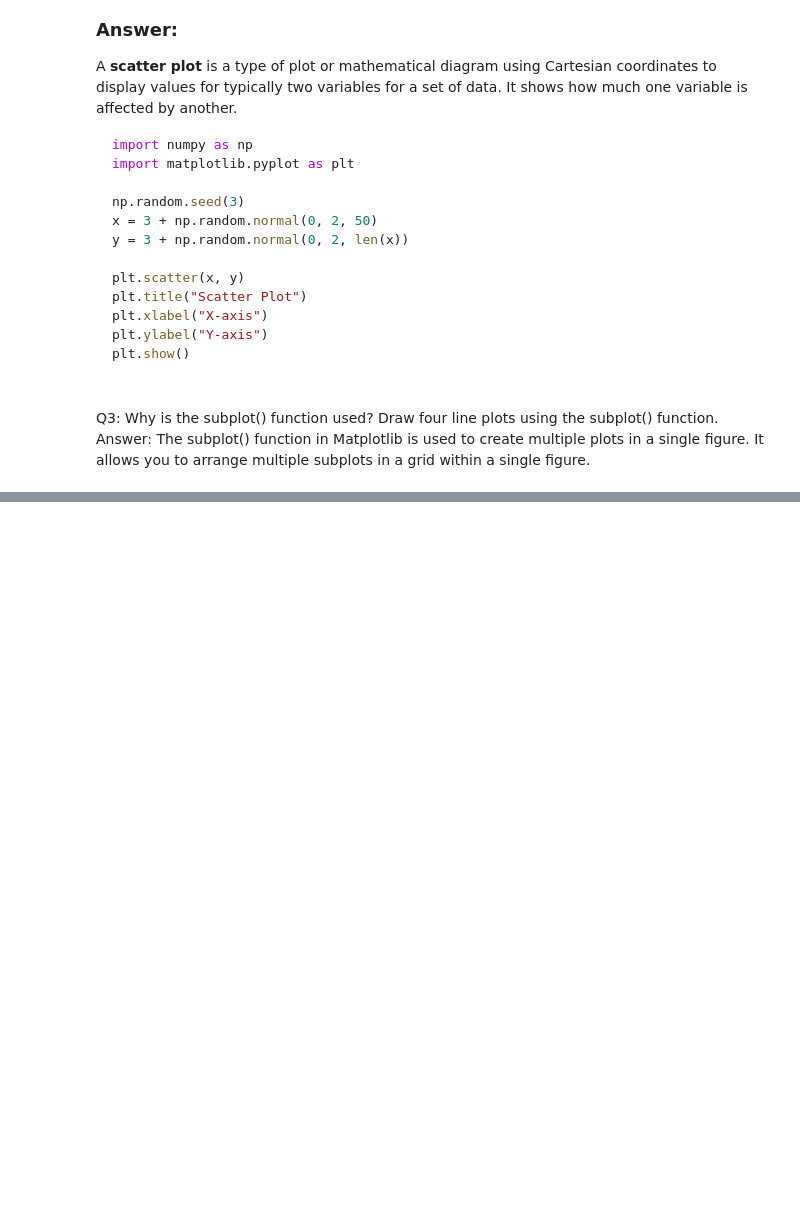
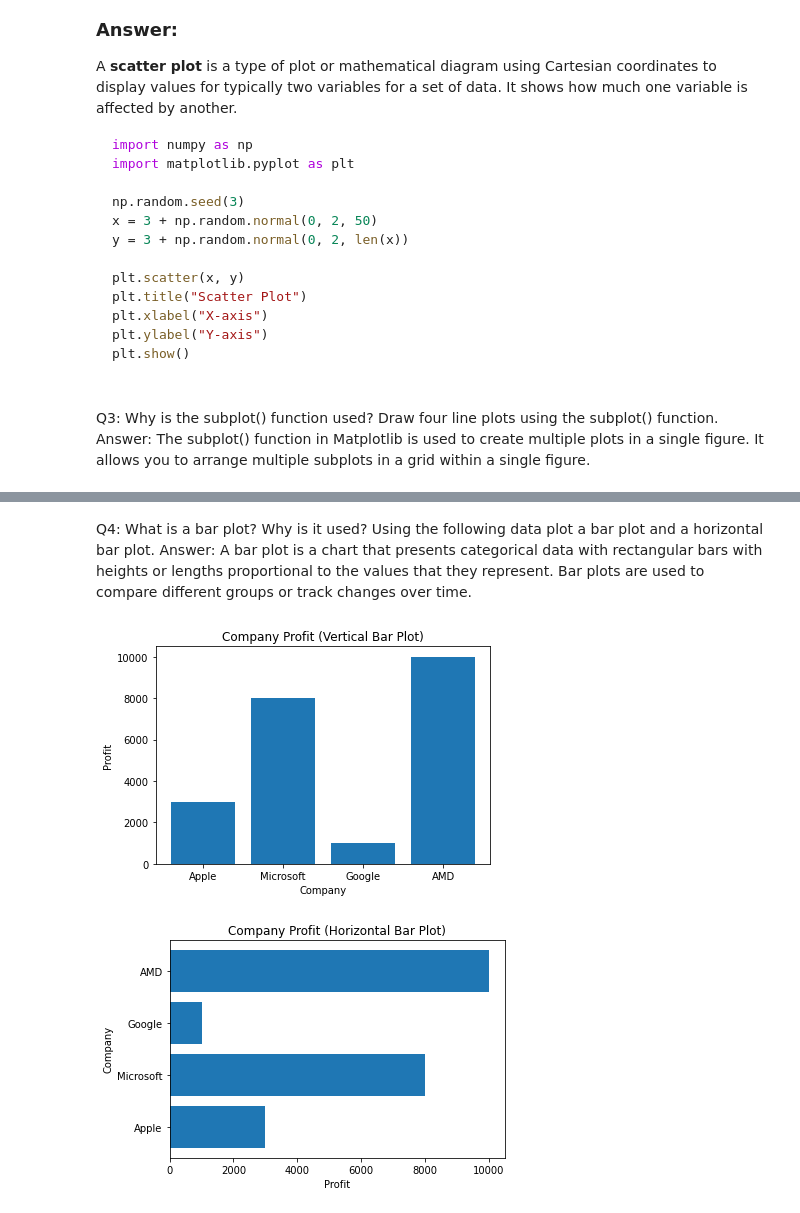
Before and after one commit to divyanshusingh5/Data_Science_Course, a Jupyter notebook: Mathplot_Assingment.ipynb, the cells around one changed output, grey strips where cells are left out. Cells and saved outputs as stored; diff of their text form; code cells hidden in the pictures; blank space fills up the shorter version.

```diff
--- a/Mathplot_Assingment.ipynb
+++ b/Mathplot_Assingment.ipynb
@@ -72,0 +75,27 @@ plt.show()
+# %% [markdown]
+Q4: What is a bar plot? Why is it used? Using the following data plot a bar plot and a horizontal bar plot.
+Answer:
+A bar plot is a chart that presents categorical data with rectangular bars with heights or lengths proportional to the values that they represent. Bar plots are used to compare different groups or track changes over time.
+# %%
+import numpy as np
+import matplotlib.pyplot as plt
+
+company = np.array(["Apple", "Microsoft", "Google", "AMD"])
+profit = np.array([3000, 8000, 1000, 10000])
+
+# Vertical bar plot
+plt.bar(company, profit)
+plt.title("Company Profit (Vertical Bar Plot)")
+plt.xlabel("Company")
+plt.ylabel("Profit")
+plt.show()
+
+# Horizontal bar plot
+plt.barh(company, profit)
+plt.title("Company Profit (Horizontal Bar Plot)")
+plt.xlabel("Profit")
+plt.ylabel("Company")
+plt.show()
+# %% [output]
+[figure, added]
+[figure, added]
```
Also changed, not shown: parts of 3 cells of this notebook.
